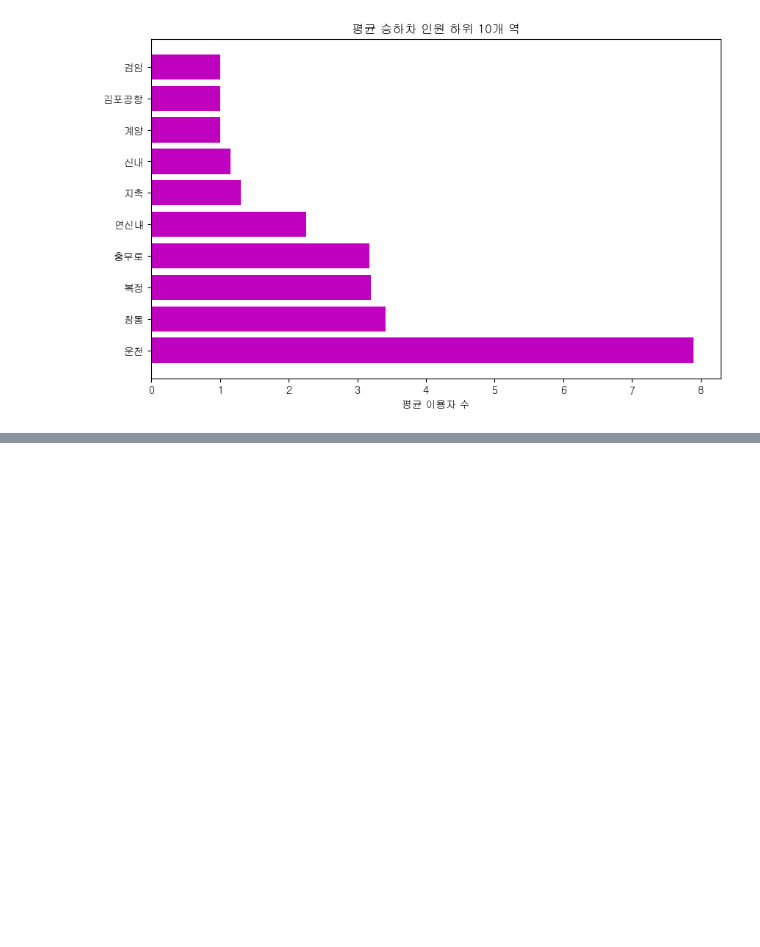
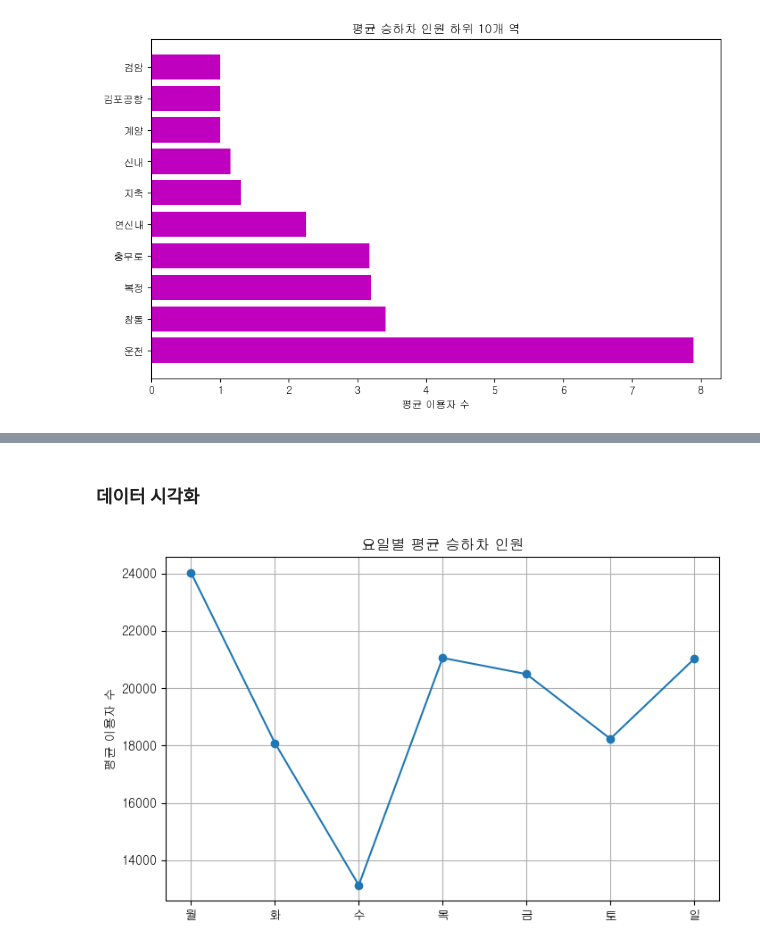
Before and after one commit to bhjin97/hipython_rep, a Jupyter notebook: 01_data_anal_proj/데이터분석 _미니프로젝트.ipynb, the cells around one changed output, grey strips where cells are left out. Saved outputs shown, nothing was run; the diff lists cells and outputs as text; code cells hidden in the pictures; blank space fills up the shorter version.

```diff
--- a/01_data_anal_proj/데이터분석 _미니프로젝트.ipynb
+++ b/01_data_anal_proj/데이터분석 _미니프로젝트.ipynb
@@ -96,0 +101,8 @@ plt.show()
+# %%
+df['등록일자'] = pd.to_datetime(df['등록일자'], format='%Y%m%d')
+df['요일'] = df['등록일자'].dt.dayofweek  # 월(0)~일(6)
+df['주말여부'] = df['요일'].apply(lambda x: '주말' if x >= 5 else '평일')
+# %%
+dayp = df.groupby('요일')['총승하차'].mean().reset_index()
+dayp['요일명'] = ['월', '화', '수', '목', '금', '토', '일']
+dayp
@@ -96,0 +118,11 @@ plt.show()
+# %% [markdown]
+### 데이터 시각화
+# %%
+plt.figure(figsize=(8,5))
+plt.plot(dayp['요일명'], dayp['총승하차'], marker='o')
+plt.title('요일별 평균 승하차 인원')
+plt.ylabel('평균 이용자 수')
+plt.grid(True)
+plt.show()
+# %% [output]
+[figure, added]
```
Also changed, not shown: parts of 7 cells of this notebook.
